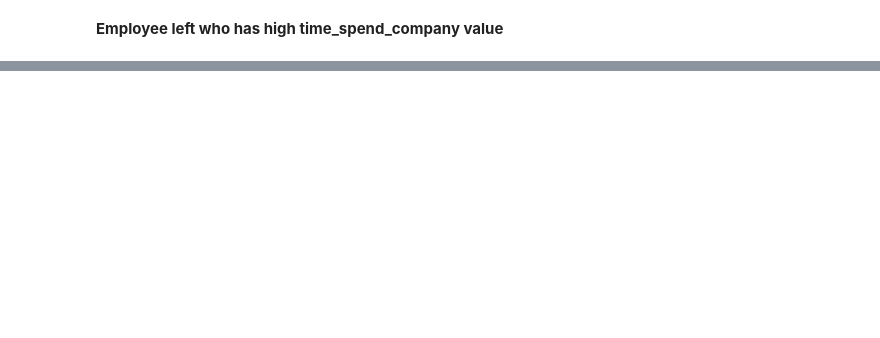
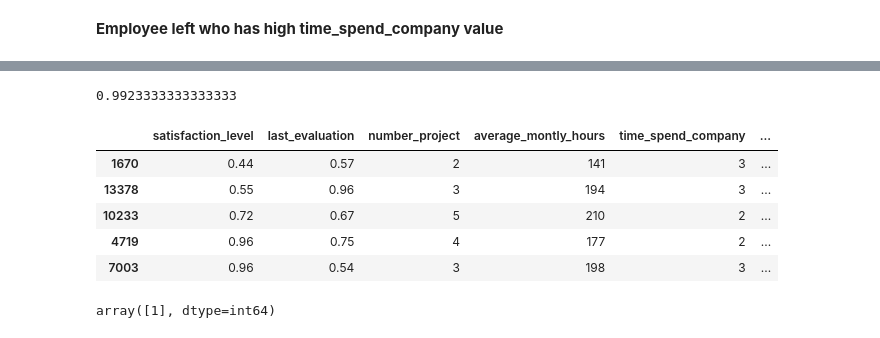
Before and after one commit to imdhruv99/Employee-Retention-Prediction, a Jupyter notebook: main.ipynb, the cells around one changed output, grey strips where cells are left out. Saved outputs shown, nothing was run; the diff lists cells and outputs as text; code cells hidden in the pictures; blank space fills up the shorter version.

```diff
--- a/main.ipynb
+++ b/main.ipynb
@@ -186,0 +279,3 @@ sns.pairplot(df);
+# %%
+# removing salary column
+df1.drop(['salary'], axis = 1, inplace = True)
@@ -186,0 +304,4 @@ sns.pairplot(df);
+# %%
+# dividing data into independent features "X" and dependent "y"
+X = df1.drop(labels='left', axis=1)
+y = df1['left']
@@ -186,0 +415,18 @@ sns.pairplot(df);
+# %%
+xgb.score(X_test, y_test)
+# %% [output]
+0.9923333333333333
+# %%
+X_test.head()
+# %% [output]
+|  | satisfaction_level | last_evaluation | number_project | average_montly_hours | time_spend_company | ... |
+| 1670 | 0.44 | 0.57 | 2 | 141 | 3 | ... |
+| 13378 | 0.55 | 0.96 | 3 | 194 | 3 | ... |
+| 10233 | 0.72 | 0.67 | 5 | 210 | 2 | ... |
+| 4719 | 0.96 | 0.75 | 4 | 177 | 2 | ... |
+| 7003 | 0.96 | 0.54 | 3 | 198 | 3 | ... |
+# %%
+# passing first row to predict it gives us output in "1: Employee left" or "0: Not Left"
+xgb.predict(X_test[:1])
+# %% [output]
+array([1], dtype=int64)
```
Also changed, not shown: parts of 58 cells of this notebook.
